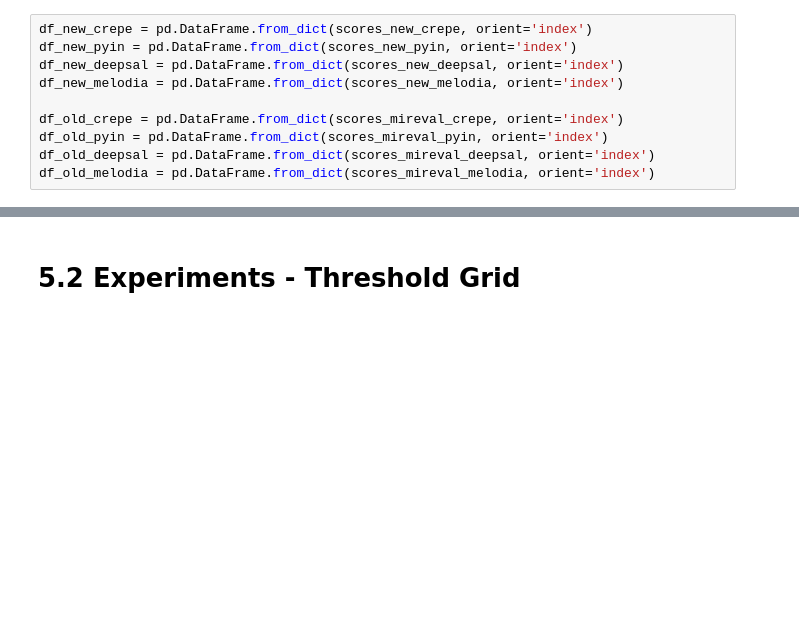
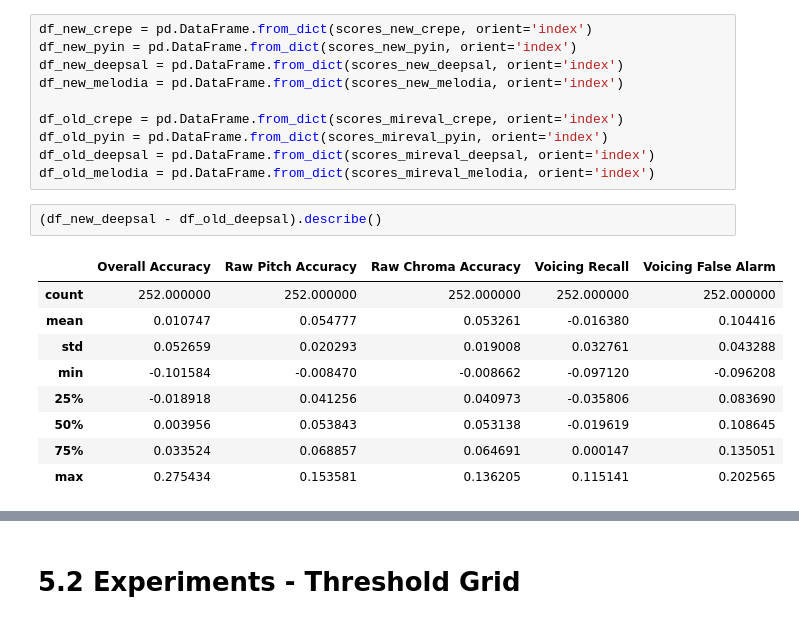
Before and after one commit to juanjobosch/continuousf0eval, a Jupyter notebook: notebooks/Experiment Plots - new.ipynb, the cells around one changed output, grey strips where cells are left out. Saved outputs shown, nothing was run; the diff lists cells and outputs as text; blank space fills up the shorter version.

```diff
--- a/notebooks/Experiment Plots - new.ipynb
+++ b/notebooks/Experiment Plots - new.ipynb
@@ -89,3 +91,15 @@ df_old_crepe = pd.DataFrame.from_dict(scores_mireval_crepe, orient='index')
 df_old_pyin = pd.DataFrame.from_dict(scores_mireval_pyin, orient='index')
 df_old_deepsal = pd.DataFrame.from_dict(scores_mireval_deepsal, orient='index')
 df_old_melodia = pd.DataFrame.from_dict(scores_mireval_melodia, orient='index')
+# %%
+(df_new_deepsal - df_old_deepsal).describe()
+# %% [output]
+|  | Overall Accuracy | Raw Pitch Accuracy | Raw Chroma Accuracy | Voicing Recall | Voicing False Alarm |
+| count | 252.000000 | 252.000000 | 252.000000 | 252.000000 | 252.000000 |
+| mean | 0.010747 | 0.054777 | 0.053261 | -0.016380 | 0.104416 |
+| std | 0.052659 | 0.020293 | 0.019008 | 0.032761 | 0.043288 |
+| min | -0.101584 | -0.008470 | -0.008662 | -0.097120 | -0.096208 |
+| 25% | -0.018918 | 0.041256 | 0.040973 | -0.035806 | 0.083690 |
+| 50% | 0.003956 | 0.053843 | 0.053138 | -0.019619 | 0.108645 |
+| 75% | 0.033524 | 0.068857 | 0.064691 | 0.000147 | 0.135051 |
+| max | 0.275434 | 0.153581 | 0.136205 | 0.115141 | 0.202565 |
```
Also changed, not shown: parts of 14 cells of this notebook, 13 other files.
